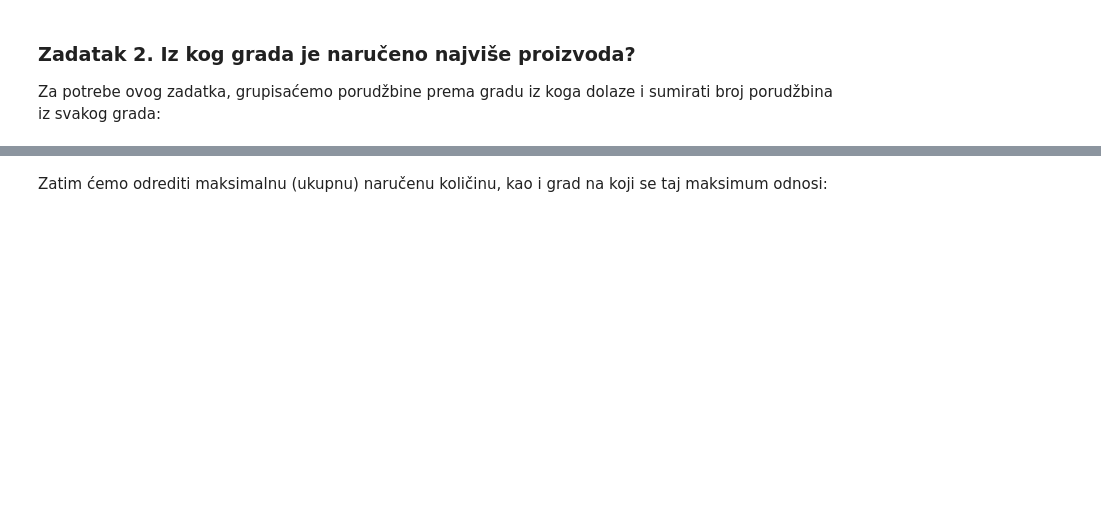
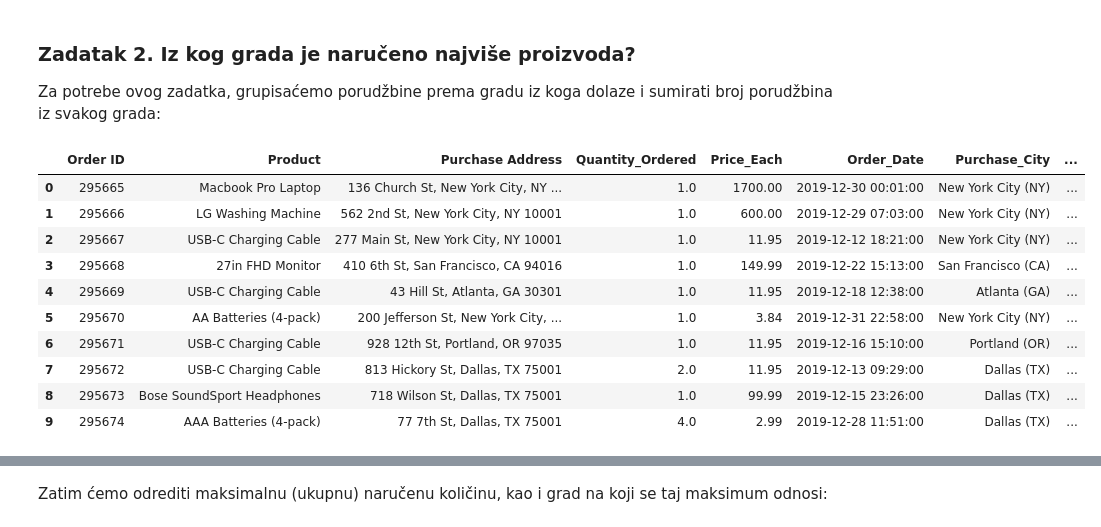
Before and after one commit to programiranje2-fon/2025v, a Jupyter notebook: pandas_labs/sales_analysis.ipynb, the cells around one changed output, grey strips where cells are left out. Cells and saved outputs as stored; diff of their text form; code cells hidden in the pictures; blank space fills up the shorter version.

```diff
--- a/pandas_labs/sales_analysis.ipynb
+++ b/pandas_labs/sales_analysis.ipynb
@@ -590,3 +710,17 @@ Napomena: Na [ovom GitHub repozitorijumu](https://github.com/matplotlib/cheatshe
 ### Zadatak 2. Iz kog grada je naručeno najviše proizvoda?
 
 Za potrebe ovog zadatka, grupisaćemo porudžbine prema gradu iz koga dolaze i sumirati broj porudžbina iz svakog grada:
+# %%
+sales.head(10)
+# %% [output]
+|  | Order ID | Product | Purchase Address | Quantity_Ordered | Price_Each | Order_Date | Purchase_City | ... |
+| 0 | 295665 | Macbook Pro Laptop | 136 Church St, New York City, NY ... | 1.0 | 1700.00 | 2019-12-30 00:01:00 | New York City (NY) | ... |
+| 1 | 295666 | LG Washing Machine | 562 2nd St, New York City, NY 10001 | 1.0 | 600.00 | 2019-12-29 07:03:00 | New York City (NY) | ... |
+| 2 | 295667 | USB-C Charging Cable | 277 Main St, New York City, NY 10001 | 1.0 | 11.95 | 2019-12-12 18:21:00 | New York City (NY) | ... |
+| 3 | 295668 | 27in FHD Monitor | 410 6th St, San Francisco, CA 94016 | 1.0 | 149.99 | 2019-12-22 15:13:00 | San Francisco (CA) | ... |
+| 4 | 295669 | USB-C Charging Cable | 43 Hill St, Atlanta, GA 30301 | 1.0 | 11.95 | 2019-12-18 12:38:00 | Atlanta (GA) | ... |
+| 5 | 295670 | AA Batteries (4-pack) | 200 Jefferson St, New York City, ... | 1.0 | 3.84 | 2019-12-31 22:58:00 | New York City (NY) | ... |
+| 6 | 295671 | USB-C Charging Cable | 928 12th St, Portland, OR 97035 | 1.0 | 11.95 | 2019-12-16 15:10:00 | Portland (OR) | ... |
+| 7 | 295672 | USB-C Charging Cable | 813 Hickory St, Dallas, TX 75001 | 2.0 | 11.95 | 2019-12-13 09:29:00 | Dallas (TX) | ... |
+| 8 | 295673 | Bose SoundSport Headphones | 718 Wilson St, Dallas, TX 75001 | 1.0 | 99.99 | 2019-12-15 23:26:00 | Dallas (TX) | ... |
+| 9 | 295674 | AAA Batteries (4-pack) | 77 7th St, Dallas, TX 75001 | 4.0 | 2.99 | 2019-12-28 11:51:00 | Dallas (TX) | ... |
```
Also changed, not shown: parts of 28 cells of this notebook.
